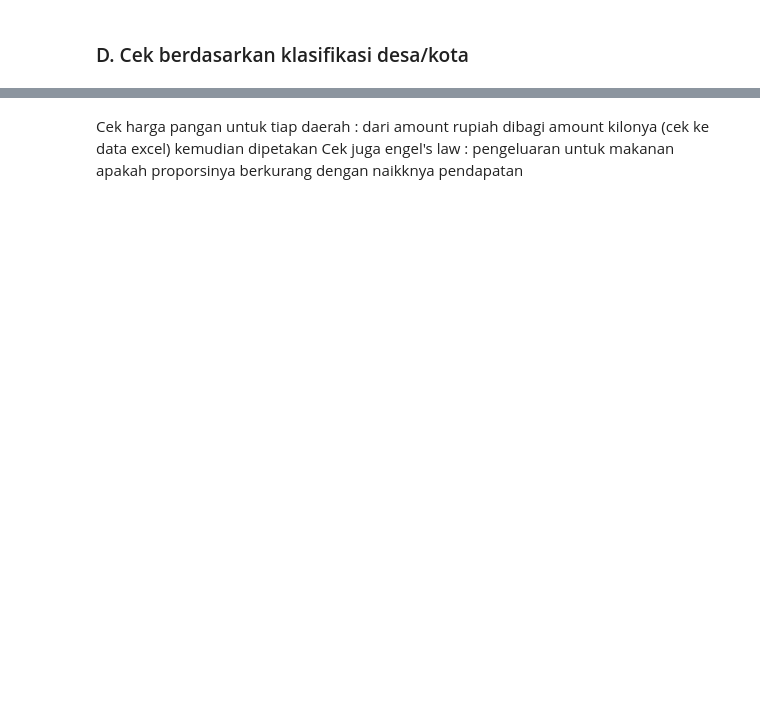
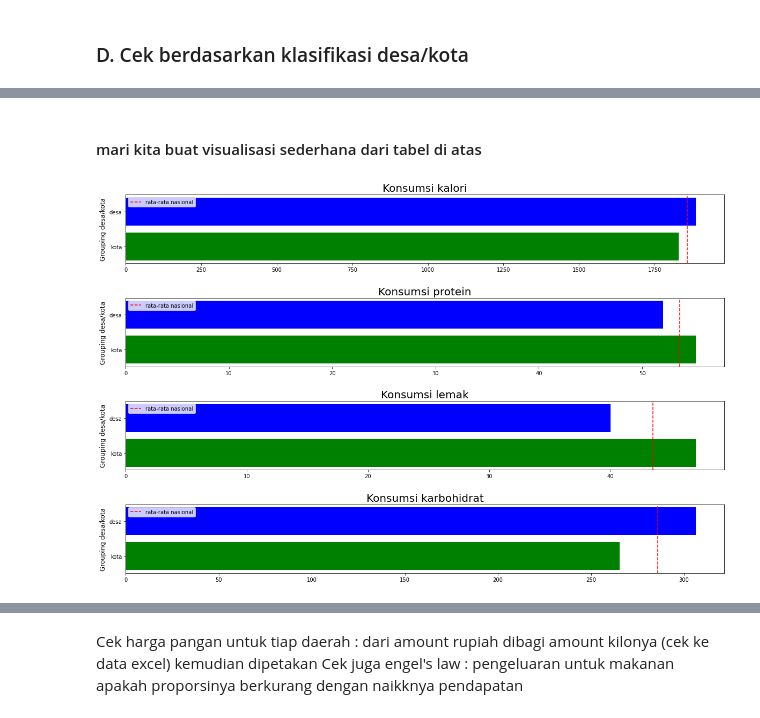
Before and after one commit to davidsirait/projectlab_susenas, a Jupyter notebook: Susenas - Gizi v2.ipynb, the cells around one changed output, grey strips where cells are left out. Saved outputs shown, nothing was run; the diff lists cells and outputs as text; code cells hidden in the pictures; blank space fills up the shorter version.

Commit message:
add urban/rural analysis

```diff
--- a/Susenas - Gizi v2.ipynb
+++ b/Susenas - Gizi v2.ipynb
@@ -343,7 +343,7 @@ wt_sum = lambda x: np.sum(x, weights=df_sliced.loc[x.index, "WERT"])
 # AKG per kapita untuk tiap rumah tangga berbeda bobotnya sehingga perlu diperhitungkan juga
 # weight tiap rumah tangga
 
-AKG_weighted = gizi_grouped_daily_norms.apply(lambda x: np.average(x, weights=gizi_grouped_daily.loc[x.index, "WERT"])
+AKG_weighted = gizi_grouped_daily.apply(lambda x: np.average(x, weights=gizi_grouped_daily.loc[x.index, "WERT"])
                                          if x.name in indikator else x, axis=0)[indikator].mean()
 # %%
 AKG_weighted
@@ -662,0 +656,3 @@ map_1.add_data(data=gizi_prov_geom)
+# %%
+gizi_urban_rural = pd.merge(gizi_grouped_daily_daerah, sus12_rt[['URUT', 'B1R5']], on='URUT').rename(
+    columns ={"B1R5":"desa_kota"})
@@ -662,0 +661,15 @@ map_1.add_data(data=gizi_prov_geom)
+# %%
+# Creating Lambda Function for Weighted Average and Weighted Sum
+wt_mean = lambda x: np.average(x, weights=gizi_grouped_daily_daerah.loc[x.index, "WERT"])
+wt_sum = lambda x: np.sum(x, weights=gizi_grouped_daily_daerah.loc[x.index, "WERT"])
+
+cek_desa_kota = gizi_urban_rural.groupby('desa_kota').agg(kalori = ('kalori', wt_mean),
+                                                     protein = ('protein', wt_mean),
+                                                     lemak = ('lemak', wt_mean),
+                                                     karbohidrat = ('karbohidrat', wt_mean)).reset_index()
+# %%
+# gabung dan bandingkan dengan data akg secara nasional
+akg_nasional = pd.DataFrame(AKG_weighted).transpose().assign(desa_kota = 0)
+cek_desa_kota = pd.concat([akg_nasional, cek_desa_kota], ignore_index=True)
+cek_desa_kota['desa_kota'] = cek_desa_kota['desa_kota'].map({0 : "nasional", 1: "kota", 2:"desa"})
+cek_desa_kota
@@ -662,0 +684,16 @@ map_1.add_data(data=gizi_prov_geom)
+# %% [markdown]
+#### mari kita buat visualisasi sederhana dari tabel di atas
+# %%
+fig, axes = plt.subplots(4,1, figsize=(20,10))
+plt.subplots_adjust(top = 0.99, bottom=0.01, hspace=0.5, wspace=0.4) # beri space antar row
+
+for (key, ax) in zip(cek_desa_kota.columns, axes.flatten()):
+    ax.barh(cek_desa_kota.desa_kota[1:3], cek_desa_kota.loc[1:3,key], color =['g','b'])
+    ax.axvline(cek_desa_kota.loc[0,key], color = 'r', linestyle = "--", label = 'rata-rata nasional')
+    ax.set_title("Konsumsi {0}".format(key), size = 20)
+    ax.set_ylabel("Grouping desa/kota", size = 12)
+    ax.legend(loc=2)
+
+plt.show()
+# %% [output]
+[figure, added]
```
Also changed, not shown: parts of 28 cells of this notebook.
